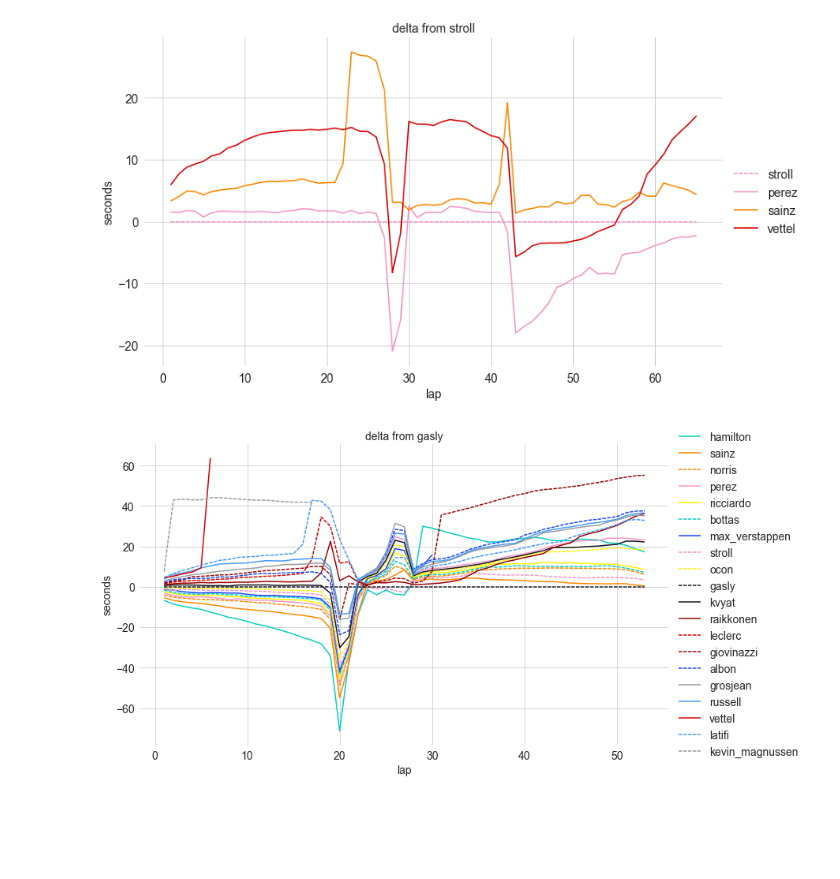
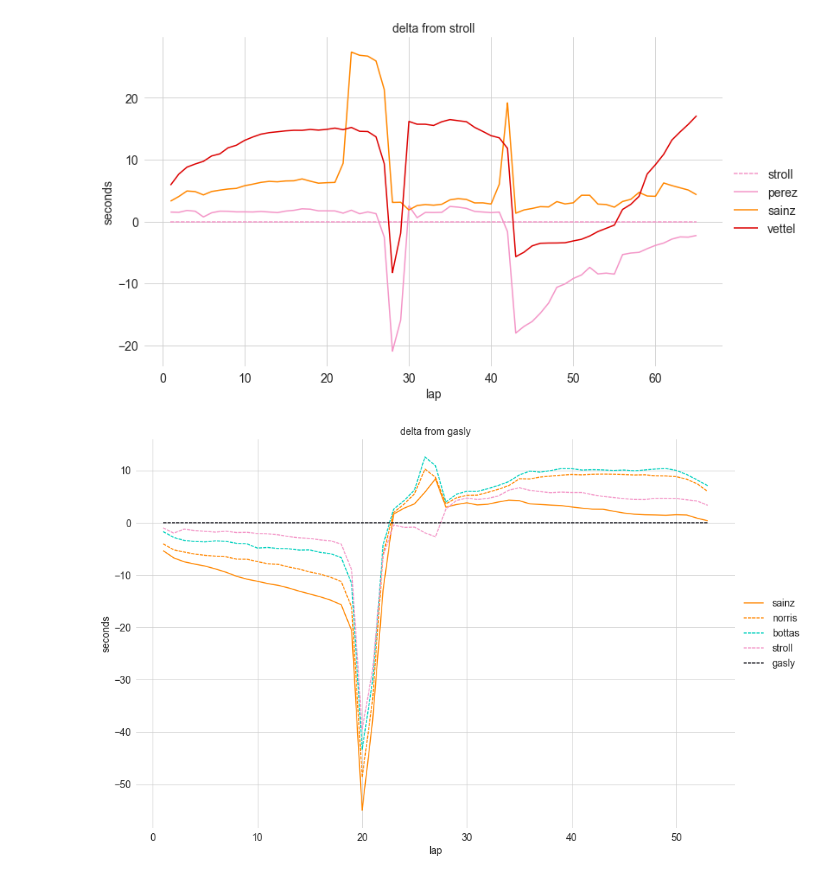
Before and after one commit to luke-bassett/f1-analysis, a Jupyter notebook: f1-analysis/Example.ipynb, the cells around one changed output. Saved outputs shown, nothing was run; the diff lists cells and outputs as text; code cells hidden in the pictures; blank space fills up the shorter version.

```diff
--- a/f1-analysis/Example.ipynb
+++ b/f1-analysis/Example.ipynb
@@ -41,9 +42,12 @@ fig, ax = plot.delta_chart(
 # %%
 fig, ax = plot.delta_chart(
     ergast,
     race=(2020, 8),
     tgt_driver='gasly',
+    driver_refs=['stroll', 'sainz', 'gasly', 'norris', 'bottas'],
+    figsize=(15,10)
 )
-#fig.savefig('deleteme.png', dpi=300, bbox_inches='tight')
+
+fig.savefig('deleteme.png', dpi=300, bbox_inches='tight')
 # %% [output]
-[figure, old version]
+[figure, new version]
```
Also changed, not shown: parts of 4 cells of this notebook, 1 other file.
